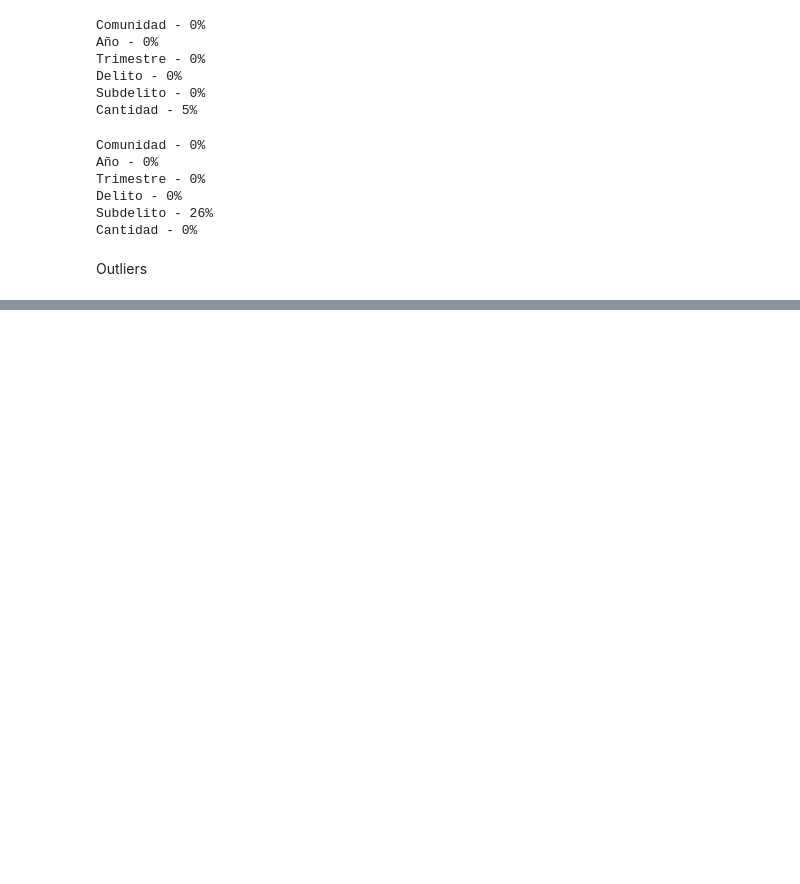
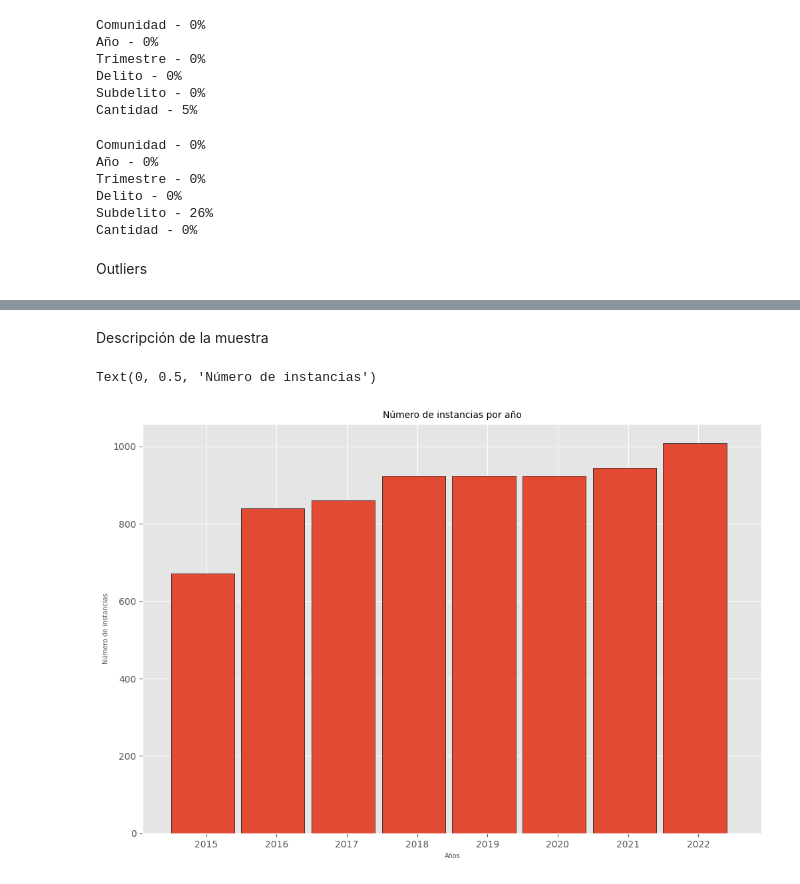
Before and after one commit to araquevi/14MBID-Mineria-de-datos-de-los-casos-de-Criminalidad-en-Espana, a Jupyter notebook: 14MBID_TFM_VíctorAraqueRodriguez.ipynb, the cells around one changed output, grey strips where cells are left out. Drawn from its saved outputs; the diff is of its cells as text; code cells hidden in the pictures; blank space fills up the shorter version.

```diff
--- a/14MBID_TFM_VíctorAraqueRodriguez.ipynb
+++ b/14MBID_TFM_VíctorAraqueRodriguez.ipynb
@@ -1900,0 +238,12 @@ sns.clustermap(df_clustermap, cmap="coolwarm")
+# %% [markdown]
+Descripción de la muestra
+# %%
+# Histogram del número de instancias por año.
+bins = np.arange(2015 - 0.5, 2022 + 1.5, 1)
+plt.hist(df_definitivo['Año'], bins=bins, align='mid', edgecolor='black', width=0.9)
+plt.title("Número de instancias por año", fontsize=10)
+plt.xlabel("Años", fontsize=7)
+plt.ylabel("Número de instancias", fontsize=7)
+# %% [output]
+Text(0, 0.5, 'Número de instancias')
+[figure, added]
```
Also changed, not shown: parts of 93 cells of this notebook.
